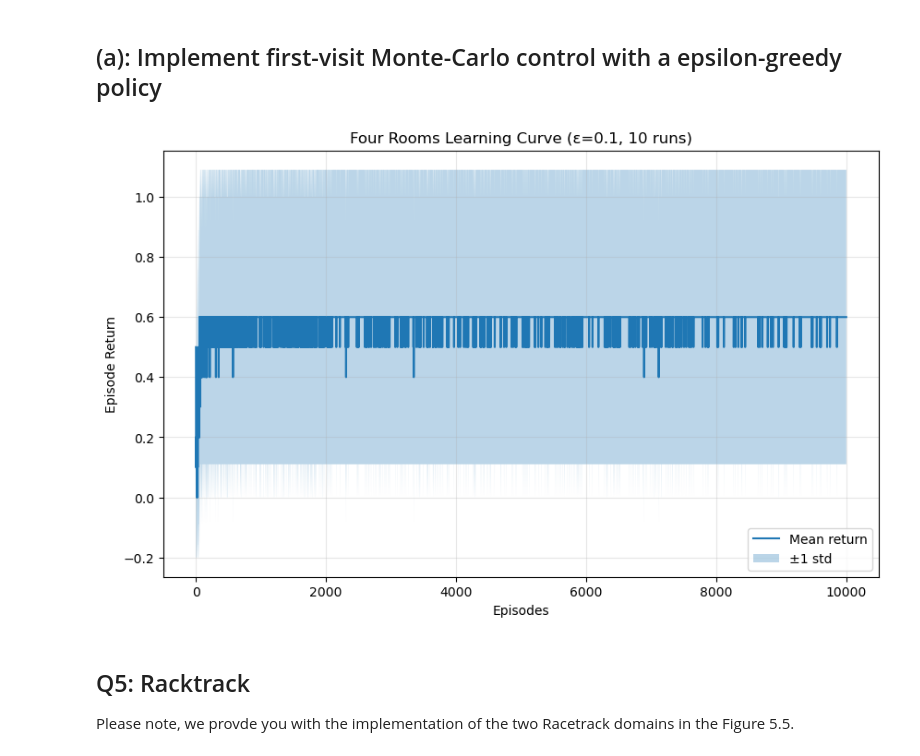
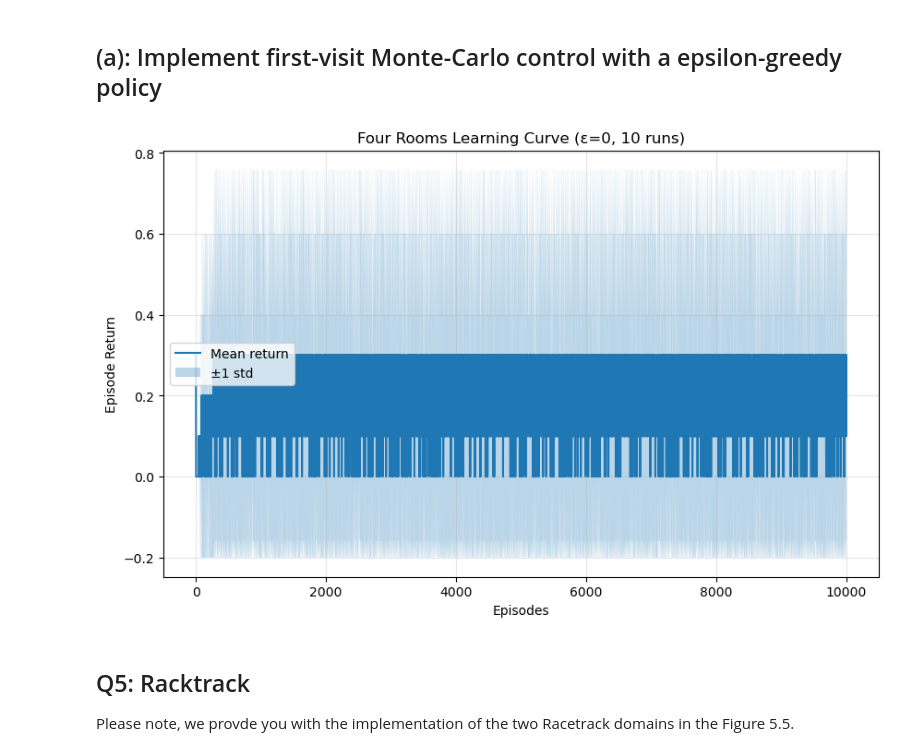
Before and after one commit to coltrho24/CS5180-Reinforcement-Learning, a Jupyter notebook: ex4/ex4_26spring.ipynb, the cells around one changed output. Cells and saved outputs as stored; diff of their text form; code cells hidden in the pictures.

```diff
--- a/ex4/ex4_26spring.ipynb
+++ b/ex4/ex4_26spring.ipynb
@@ -400,13 +398,13 @@ def generate_episode(env, policy, epsilon): # generate episodes
         if np.random.random() < epsilon or state_tuple not in policy:
             action = np.random.choice(action_map)  # explore
         else:
-            action = action_map[policy[state_tuple]]  # exploit learned policy
+            action = action_map[policy[state_tuple]] # exploit learned policy
         next_s, reward, done = env.step(state, action) # takes the action so we can see what happens
         episode_data.append((state_tuple, action, reward, tuple(next_s), done)) # append back out our data
         state = next_s
     return episode_data
 
-epsilon = 0.1
+epsilon = 0
 
 run_num = 10
 num_eps = int(1e4)
@@ -443,34 +441,34 @@ for run in range(run_num):
                 returns_count[state, action] += 1
                 Q[state, action] = returns_sum[state, action] /returns_count[state, action] # average my returns
 
                 Q_values = [Q.get((state, a), 0) for a in action_map] # allow me to argmax my Q
                 pi[state] = np.argmax(Q_values) # get the best out for the policy
 
     all_episode_returns.append(episode_returns)
 
 # Convert to numpy array for easier manipulation
 all_episode_returns = np.array(all_episode_returns)  # Shape: (run_num, num_eps)
 
 # Calculate mean and std across runs
 mean_returns = np.mean(all_episode_returns, axis=0)
 std_returns = np.std(all_episode_returns, axis=0)
 
 # Plot learning curve
 plt.figure(figsize=(10, 6))
 episodes_x = np.arange(num_eps)
 plt.plot(episodes_x, mean_returns, label='Mean return')
 plt.fill_between(episodes_x,
                  mean_returns - std_returns,
                  mean_returns + std_returns,
                  alpha=0.3, label='±1 std')
 plt.xlabel('Episodes')
 plt.ylabel('Episode Return')
 plt.title(f'Four Rooms Learning Curve (ε={epsilon}, {run_num} runs)')
 plt.legend()
 plt.grid(True, alpha=0.3)
 plt.show()
 # %% [output]
-[figure, old version]
+[figure, new version]
 # %% [markdown]
 ## Q5: Racktrack
 
```
Also changed, not shown: parts of 5 cells of this notebook, 13 other files.
